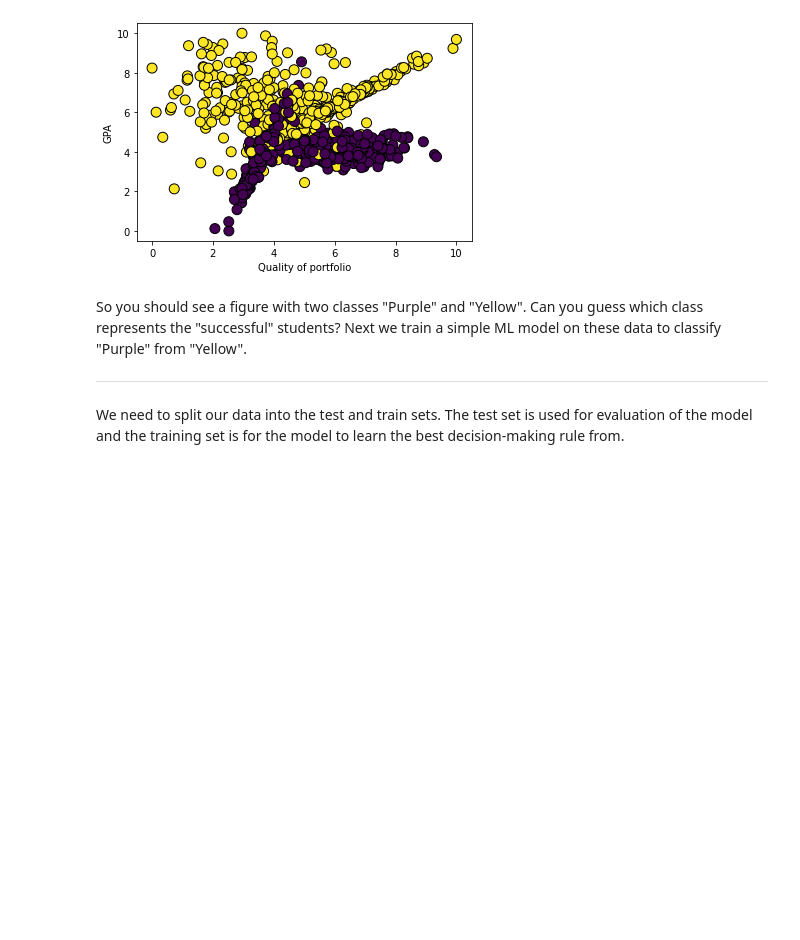
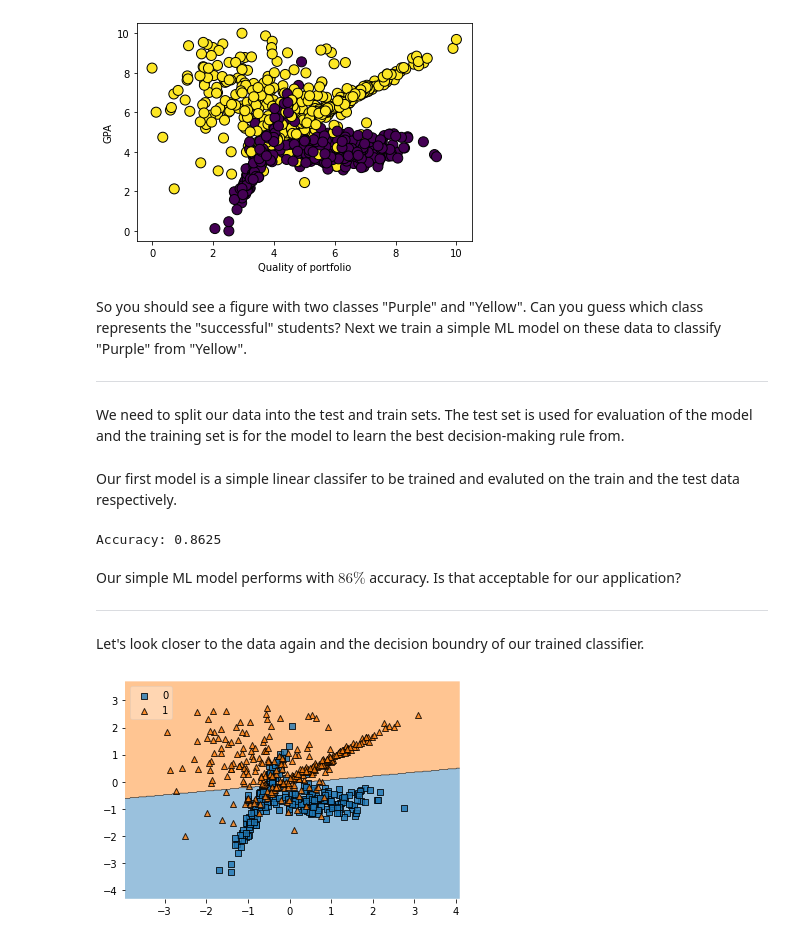
Before and after one commit to seyrankhademi/Introduction2AI, a Jupyter notebook: linear_vs_mlp.ipynb, the cells around one changed output. Saved outputs shown, nothing was run; the diff lists cells and outputs as text; code cells hidden in the pictures; blank space fills up the shorter version.

```diff
--- a/linear_vs_mlp.ipynb
+++ b/linear_vs_mlp.ipynb
@@ -113,0 +118,26 @@ We need to split our data into the test and train sets. The test set is used for
+# %% [markdown]
+Our first model is a simple linear classifer to be trained and evaluted on the train and the test data respectively.
+# %%
+from sklearn import svm
+clf = svm.SVC(kernel='linear')
+clf.fit(X_train,y_train)
+evaluate(X_test,clf)
+# %% [output]
+Accuracy: 0.8625
+# %% [markdown]
+Our simple ML model performs with $86\%$ accuracy. Is that acceptable for our application?
+
+---
+
+Let's look closer to the data again and the decision boundry of our trained classifier.
+# %%
+# the function gets the training data, labels and the classifier and plots decision boundry
+from mlxtend.plotting import plot_decision_regions
+import matplotlib.gridspec as gridspec
+def plot_decision_boundary(X_train,y_train,clf):
+ gs = gridspec.GridSpec(2, 2)
+ fig = plot_decision_regions(X_train, y_train.astype(np.integer),clf=clf, legend=2)
+# %%
+plot_decision_boundary(X_train,y_train,clf)
+# %% [output]
+[figure, added]
```
Also changed, not shown: parts of 8 cells of this notebook.
